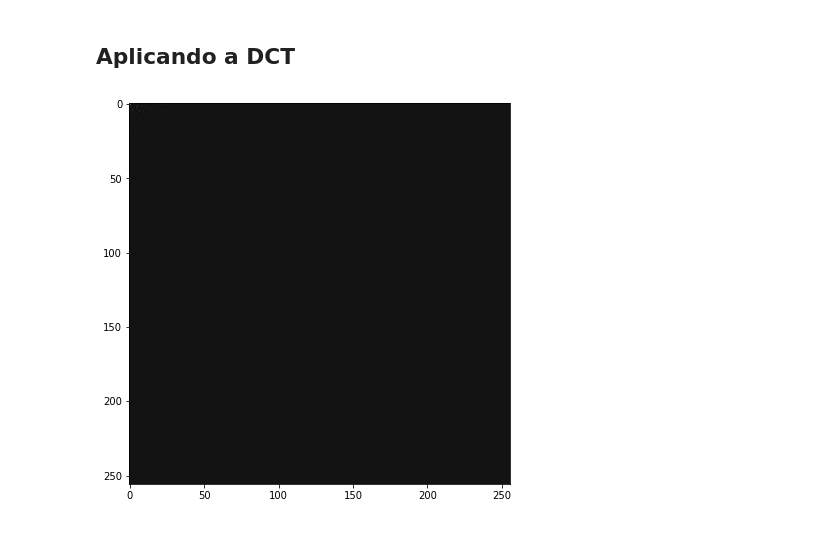
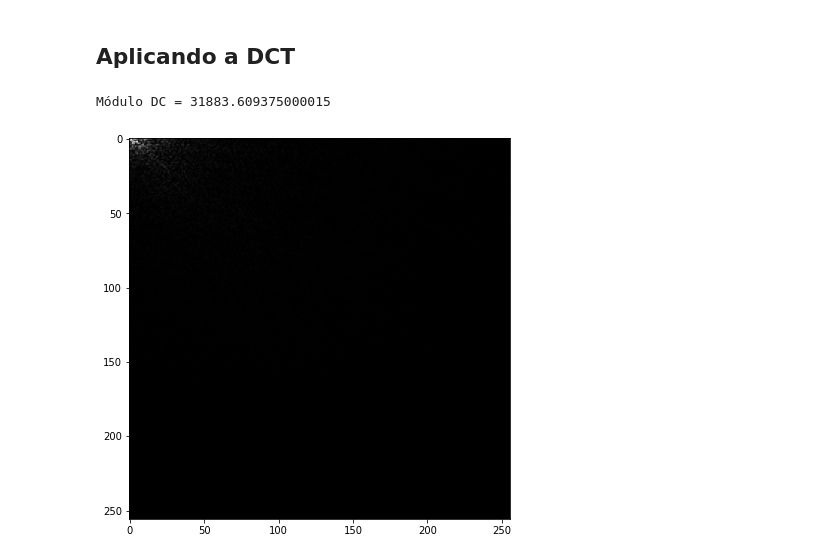
Before and after one commit to rebecabramos/pdi_projeto_final, a Jupyter notebook: projeto_DCT_2D.ipynb, the cells around one changed output. Saved outputs shown, nothing was run; the diff lists cells and outputs as text; code cells hidden in the pictures.

```diff
--- a/projeto_DCT_2D.ipynb
+++ b/projeto_DCT_2D.ipynb
@@ -16,34 +16,34 @@ plt.show()
 # %% [markdown]
 ## DCT1D
 # %%
-def dct1d(x):
-    N = len(x)
-    k_range = [k for k in range(N)]
-    c_k = [(1/2)**(1/2) if k == 0 else 1 for k in k_range]
-    factor = [(math.pi*k)/(2*N) for k in k_range]
-    result = []
+def dct1d(x, N, k_range, c_k, factor):
+    result = numpy.zeros(N)
     for k in k_range:
-        x_k = 0
-        for n in range(N):
-            x_k += x[n] * math.cos((2*n*factor[k]+factor[k]))
-        x_k *= ((2/N)**(1/2))*c_k[k]
-        result.append(x_k)
+        x_k = (numpy.sqrt(2/N))*c_k[k] * numpy.sum([x[n] * math.cos(2*n*factor[k]+factor[k]) for n in range(N)])
+        result[k] = x_k
     return result
 # %% [markdown]
 ## DCT2D
 # %%
 def dct2d(img):
-    result = [dct1d(x) for x in img]
-    result = numpy.array(result).transpose()
-    new_result = [dct1d(x) for x in result]
-    result = numpy.array(new_result).transpose()
+    N = numpy.shape(img)[1]
+    k_range = [k for k in range(N)]
+    c_k = [numpy.sqrt(0.5) if k == 0 else 1 for k in k_range]
+    factor = [(math.pi*k)/(2*N) for k in k_range]
+
+    result = numpy.array([dct1d(x, N, k_range, c_k, factor) for x in img]).transpose()
+    result = numpy.array([dct1d(x, N, k_range, c_k, factor) for x in result]).transpose()
     return list(result)
 # %% [markdown]
 ## Aplicando a DCT
 # %%
 img_dct = dct2d(imagem)
+print("Módulo DC =", img_dct[0][0])
+# %% [output]
+Módulo DC = 31883.609375000015
 # %%
-plt.imshow(img_dct, cmap="gray")
+img_dct[0][0] = 0.0
+plt.imshow(numpy.abs(img_dct), cmap="gray")
 plt.show()
 # %% [output]
-[figure, old version]
+[figure, new version]
```
Also changed, not shown: parts of 4 cells of this notebook.
